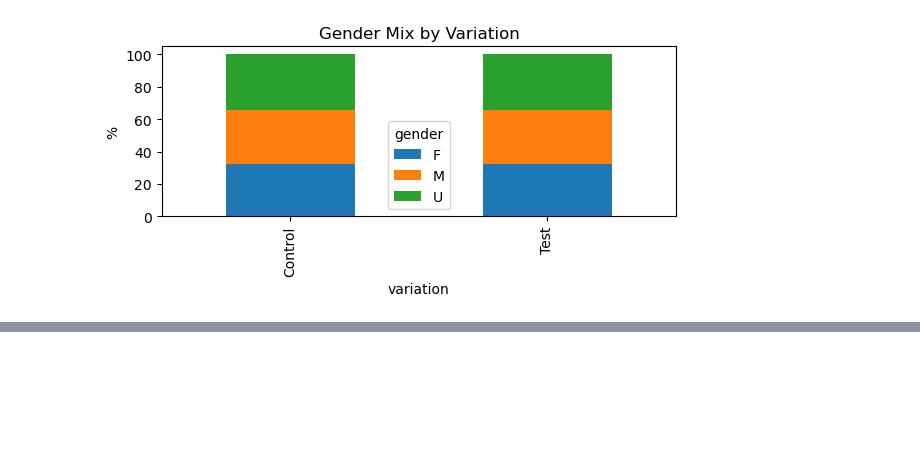
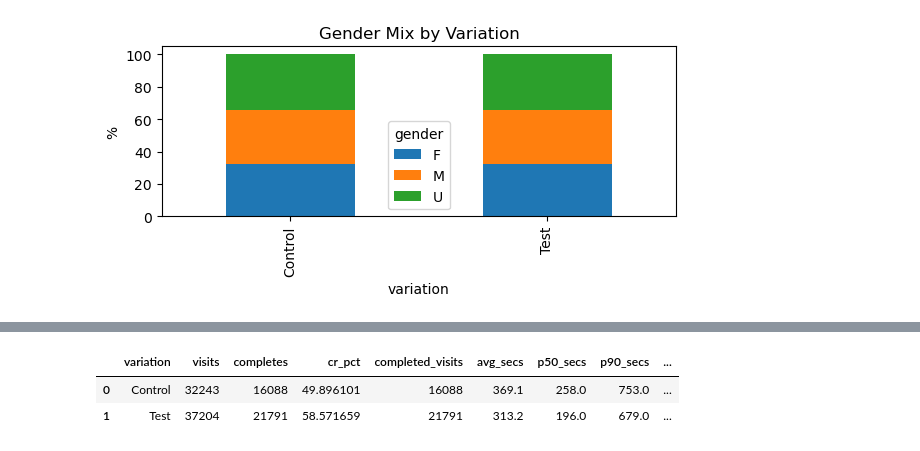
Before and after one commit to TeresaSilva7361/vanguard-ab-test, a Jupyter notebook: project.ipynb, the cells around one changed output, grey strips where cells are left out. Drawn from its saved outputs; the diff is of its cells as text; code cells hidden in the pictures; blank space fills up the shorter version.

```diff
--- a/project.ipynb
+++ b/project.ipynb
@@ -239,3 +323,96 @@ plt.tight_layout(); plt.show()
 [figure]
 [figure]
 [figure]
+# %%
+import pandas as pd
+import numpy as np
+# --- ensure step order is available ---
+step_order = {"initial":0, "step_1":1, "step_2":2, "step_3":3, "confirm":4}
+if "step_num" not in web.columns:
+    web = web.copy()
+    web["step_num"] = web["process_step"].map(step_order)
+web["date_time"] = pd.to_datetime(web["date_time"], errors="coerce")
+# --- 1) Visit-level funnel (one row per visit) ---
+w_sorted = web.sort_values(["client_id","visit_id","step_num","date_time"])
+g = w_sorted.groupby(["client_id","visit_id"], as_index=False)
+visit = g.agg(
+    completed=("process_step", lambda s: int((s=="confirm").any())),
+    max_step_reached=("step_num","max"),
+    t_initial=("date_time","min"),
+    t_confirm=("date_time",
+               lambda s: s[w_sorted.loc[s.index,"process_step"]=="confirm"].min()
+                         if (w_sorted.loc[s.index,"process_step"]=="confirm").any() else pd.NaT)
+)
+visit["secs_to_complete"] = (visit["t_confirm"] - visit["t_initial"]).dt.total_seconds()
+# attach variation (and demographics if you want segments later)
+funnel = (visit.merge(exp.rename(columns={"Variation":"variation"}), on="client_id", how="left")
+               .merge(demo[["client_id","clnt_age","clnt_tenure_yr","gender"]], on="client_id", how="left"))
+# --- 2) KPI #1: Completion Rate by variation ---
+kpi_cr = (funnel.groupby("variation")["completed"]
+                .agg(visits="count", completes="sum"))
+kpi_cr["cr_pct"] = 100 * kpi_cr["completes"] / kpi_cr["visits"]
+kpi_cr = kpi_cr.reset_index()
+display(kpi_cr)
+# --- Optional: step drop-off by variation (percentage) ---
+reached = (funnel.groupby("variation")["max_step_reached"]
+                 .value_counts()
+                 .unstack(fill_value=0))
+for s in range(0,5):  # ensure all columns exist
+    if s not in reached.columns: reached[s]=0
+reached = reached[sorted(reached.columns)]
+reached_pct = reached.div(reached.sum(axis=1), axis=0) * 100
+reached_pct.columns = [f"s{s}" for s in reached_pct.columns]
+display(reached_pct)
+# --- 3) KPI #2: Time to complete (completed only) ---
+kpi_speed = (funnel[funnel["completed"]==1]
+             .groupby("variation")["secs_to_complete"]
+             .agg(completed_visits="count",
+                  avg_secs="mean",
+                  p50_secs=lambda s: s.quantile(0.5),
+                  p90_secs=lambda s: s.quantile(0.9))
+             .round(1)
+             .reset_index())
+display(kpi_speed)
+# --- per-step duration (first time at step k to first time at k+1) ---
+first_step_time = (w_sorted.groupby(["client_id","visit_id","step_num"], as_index=False)
+                            .agg(step_time=("date_time","min")))
+first_step_time["next_time"] = (first_step_time
+    .sort_values(["client_id","visit_id","step_num"])
+    .groupby(["client_id","visit_id"])["step_time"].shift(-1))
+first_step_time["secs_in_step"] = (first_step_time["next_time"] - first_step_time["step_time"]).dt.total_seconds()
+# add variation on visit to compute per-step by arm
+visit_var = funnel[["client_id","visit_id","variation"]]
+per_step = (first_step_time.merge(visit_var, on=["client_id","visit_id"], how="left")
+                          .dropna(subset=["secs_in_step"]))
+kpi_time_per_step = (per_step.groupby(["variation","step_num"])["secs_in_step"]
+                              .median()
+                              .unstack("variation")
+                              .rename(index={0:"initial",1:"step_1",2:"step_2",3:"step_3",4:"confirm"})
+                              .round(1))
+display(kpi_time_per_step)
+# --- 4) KPI #3: Error rate (any backward transition in a visit) ---
+tmp = w_sorted.copy()
+tmp["next_step_num"] = tmp.groupby(["client_id","visit_id"])["step_num"].shift(-1)
+tmp["went_back"] = (tmp["next_step_num"] < tmp["step_num"]).astype(float)
+visit_error = (tmp.groupby(["client_id","visit_id"], as_index=False)
+                 .agg(any_back=("went_back", "max")))
+visit_error = visit_error.merge(visit_var, on=["client_id","visit_id"], how="left")
+kpi_error = (visit_error.groupby("variation")["any_back"]
+                        .mean()
+                        .mul(100)
+                        .round(2)
+                        .rename("error_rate_pct")
+                        .reset_index())
+display(kpi_error)
+# --- 5) Redesign outcome table (side-by-side) ---
+outcome = (kpi_cr.merge(kpi_speed, on="variation", how="left")
+                 .merge(kpi_error, on="variation", how="left"))
+display(outcome)
+# --- 6) Export small tables for Tableau/slides (optional) ---
+kpi_cr.to_csv("kpi_completion_rate.csv", index=False)
+kpi_speed.to_csv("kpi_time_to_complete.csv", index=False)
+kpi_error.to_csv("kpi_error_rate.csv", index=False)
+reached_pct.reset_index().to_csv("kpi_step_dropoff_pct.csv", index=False)
+kpi_time_per_step.reset_index().to_csv("kpi_time_per_step_median.csv", index=False)
+print("Saved KPI CSVs.")
+# %% [output]
@@ -241,0 +437,3 @@ plt.tight_layout(); plt.show()
+|  | variation | visits | completes | cr_pct | completed_visits | avg_secs | p50_secs | p90_secs | ... |
+| 0 | Control | 32243 | 16088 | 49.896101 | 16088 | 369.1 | 258.0 | 753.0 | ... |
+| 1 | Test | 37204 | 21791 | 58.571659 | 21791 | 313.2 | 196.0 | 679.0 | ... |
```
Also changed, not shown: parts of 5 cells of this notebook.
